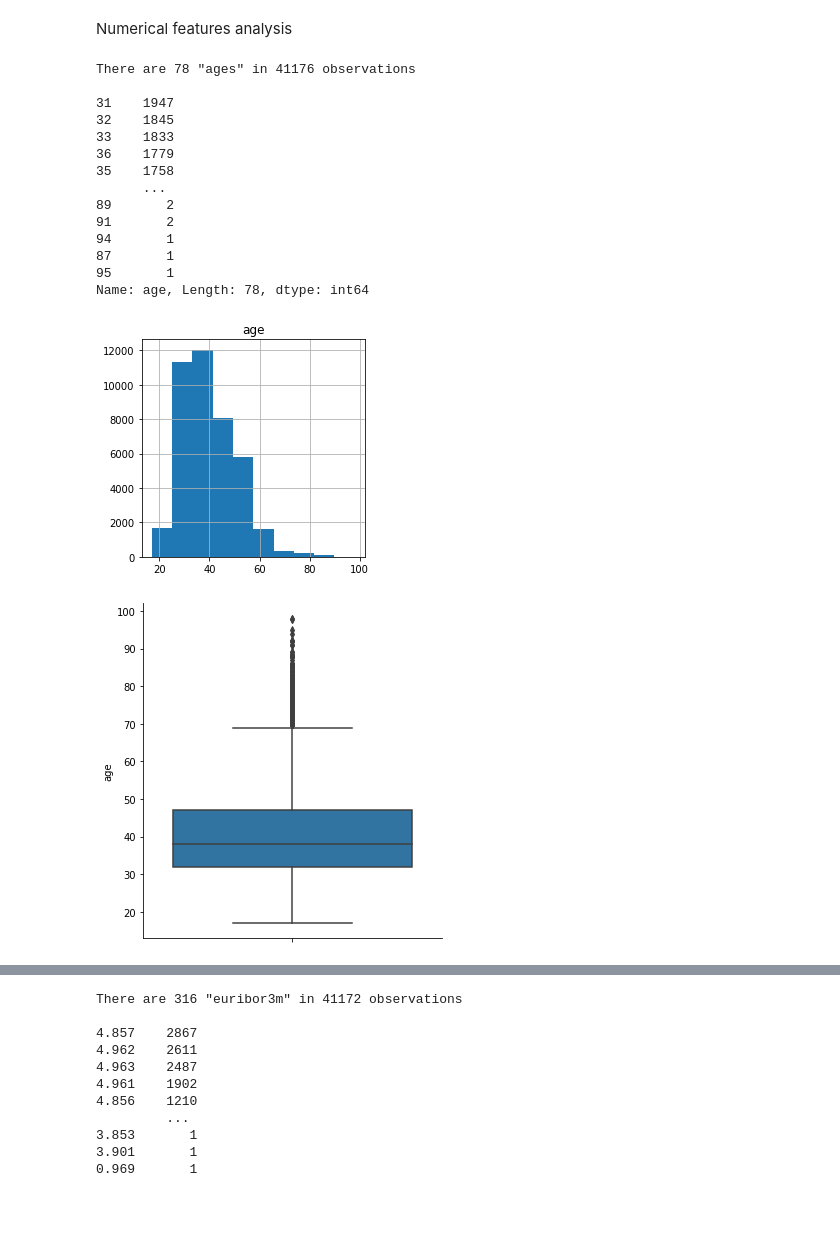
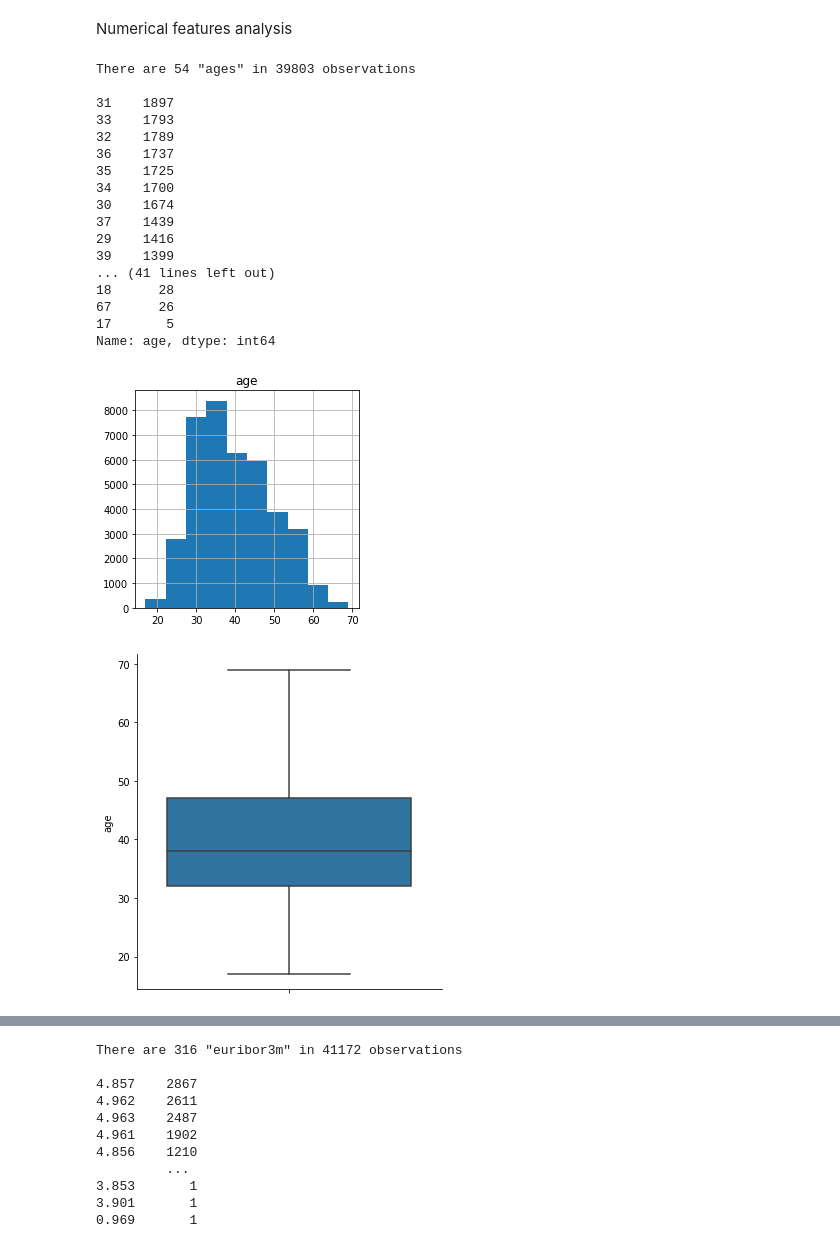
Before and after one commit to jgayosof/logistic-regression-project-tutorial, a Jupyter notebook: src/Sample_Steps.ipynb, the cells around one changed output, grey strips where cells are left out. Drawn from its saved outputs; the diff is of its cells as text; code cells hidden in the pictures; blank space fills up the shorter version.

```diff
--- a/src/Sample_Steps.ipynb
+++ b/src/Sample_Steps.ipynb
@@ -370,33 +370,39 @@ Numerical features analysis
 # %%
 # 'age' analysis
 
 nuniques = df_raw['age'].nunique()
 counts = df_raw['age'].value_counts()
 print(f'There are {nuniques} "ages" in {len(df_raw)} observations \n')
 print(f'{counts}')
 
+# remove 'age outliers
+df_raw = df_raw.drop(df_raw[df_raw.age > 69].index)
+
 df_raw.hist('age', grid=True, figsize=(4,4), bins=10)
 plt.show()
 
 sns.catplot(y='age', kind='box', data=df_raw)
 plt.show()
 # %% [output]
-There are 78 "ages" in 41176 observations
+There are 54 "ages" in 39803 observations
 
-31    1947
-32    1845
-33    1833
-36    1779
-35    1758
-      ...
-89       2
-91       2
-94       1
-87       1
-95       1
-Name: age, Length: 78, dtype: int64
+31    1897
+33    1793
+32    1789
+36    1737
+35    1725
+34    1700
+30    1674
+37    1439
+29    1416
+39    1399
+... (41 lines left out)
+18      28
+67      26
+17       5
+Name: age, dtype: int64
-[figure, old version]
+[figure, new version]
-[figure, old version]
+[figure, new version]
 # %%
 df_interim = df_raw.copy()
 # %%
```
Also changed, not shown: parts of 6 cells of this notebook.
